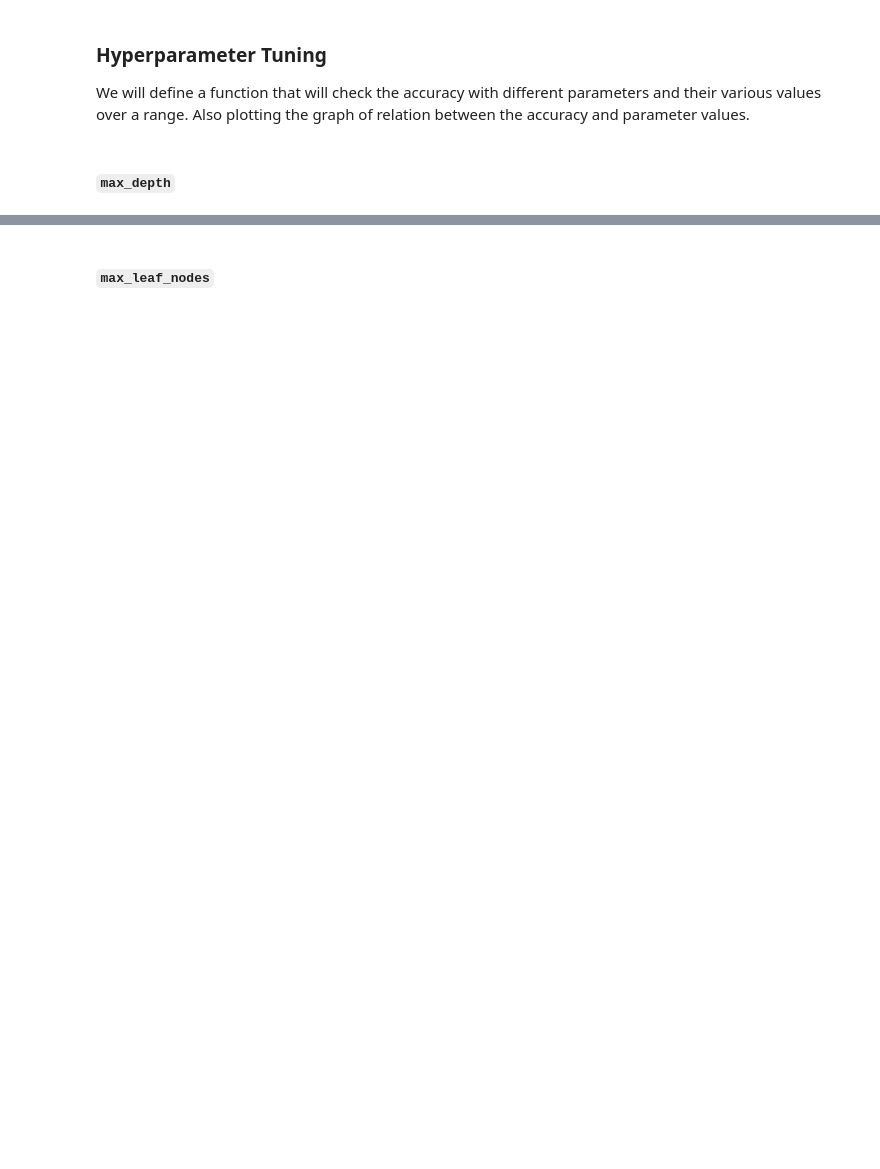
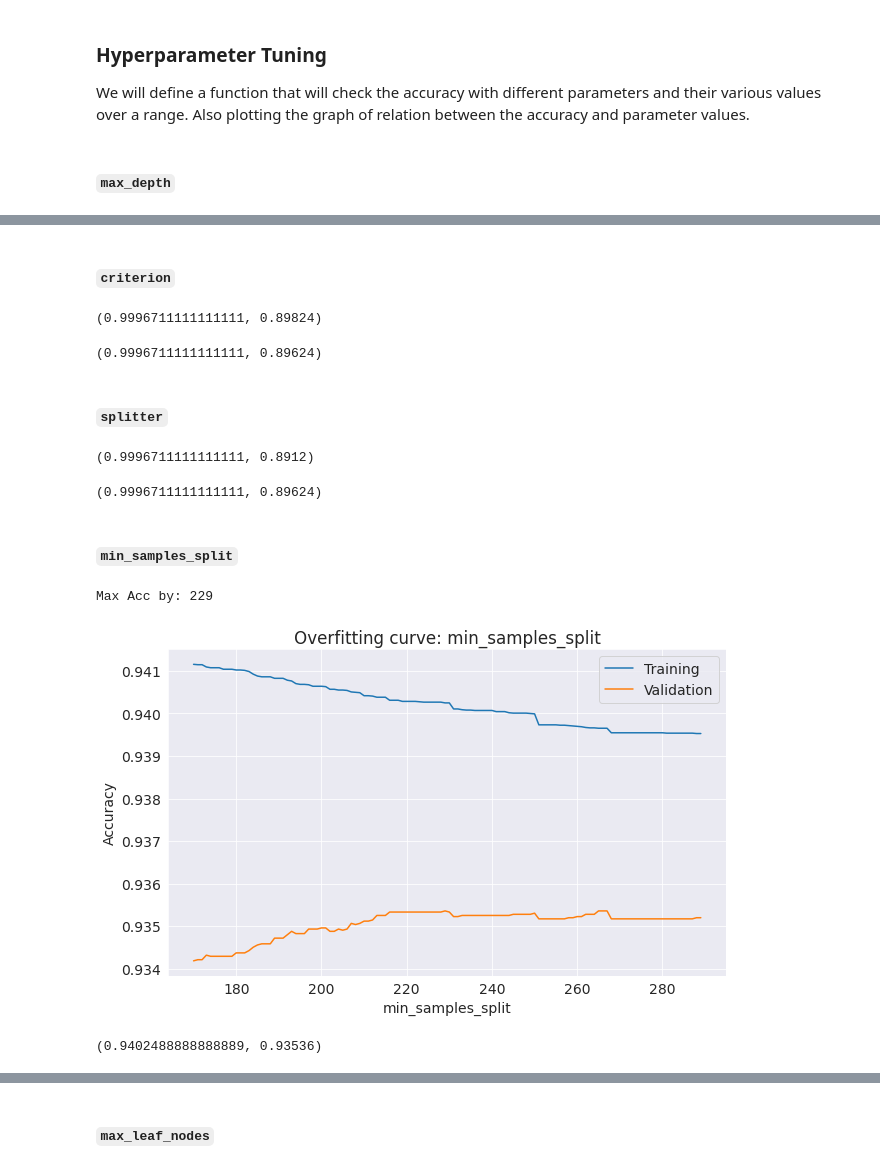
Before and after one commit to prasadposture/Financial-Distress-Prediction, a Jupyter notebook: Financial Distress Prediction.ipynb, the cells around one changed output, grey strips where cells are left out. Cells and saved outputs as stored; diff of their text form; code cells hidden in the pictures; blank space fills up the shorter version.

```diff
--- a/Financial Distress Prediction.ipynb
+++ b/Financial Distress Prediction.ipynb
@@ -580,0 +577,42 @@ model.score(X_train, train_targets), model.score(X_val, val_targets)
+# %% [markdown]
+#### `criterion`
+# %%
+model = DecisionTreeClassifier(criterion='entropy', random_state=42)
+model.fit(X_train, train_targets)
+model.score(X_train, train_targets), model.score(X_val, val_targets)
+# %% [output]
+(0.9996711111111111, 0.89824)
+# %%
+model = DecisionTreeClassifier(criterion='gini', random_state=42)
+model.fit(X_train, train_targets)
+model.score(X_train, train_targets), model.score(X_val, val_targets)
+# %% [output]
+(0.9996711111111111, 0.89624)
+# %% [markdown]
+#### `splitter`
+# %%
+model = DecisionTreeClassifier(splitter='random', random_state=42)
+model.fit(X_train, train_targets)
+model.score(X_train, train_targets), model.score(X_val, val_targets)
+# %% [output]
+(0.9996711111111111, 0.8912)
+# %%
+model = DecisionTreeClassifier(splitter='best', random_state=42)
+model.fit(X_train, train_targets)
+model.score(X_train, train_targets), model.score(X_val, val_targets)
+# %% [output]
+(0.9996711111111111, 0.89624)
+# %% [markdown]
+#### `min_samples_split`
+# %%
+min_samples_split=[i for i in range(170,290)]
+test_param_and_plot('min_samples_split',min_samples_split)
+# %% [output]
+Max Acc by: 229
+[figure, added]
+# %%
+model = DecisionTreeClassifier(min_samples_split=229, random_state=42)
+model.fit(X_train, train_targets)
+model.score(X_train, train_targets), model.score(X_val, val_targets)
+# %% [output]
+(0.9402488888888889, 0.93536)
```
Also changed, not shown: parts of 43 cells of this notebook.
